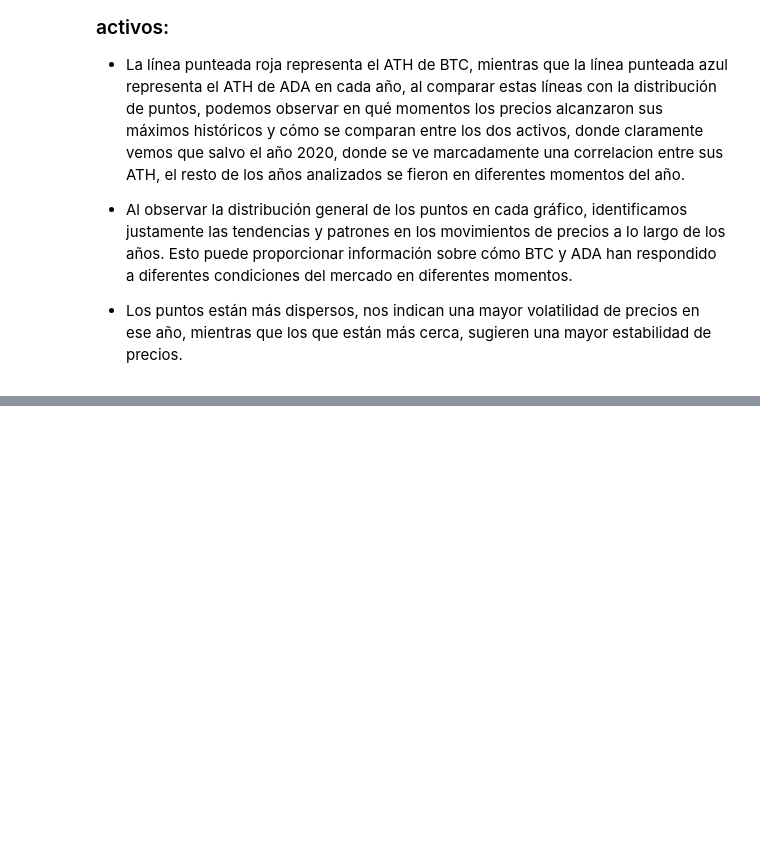
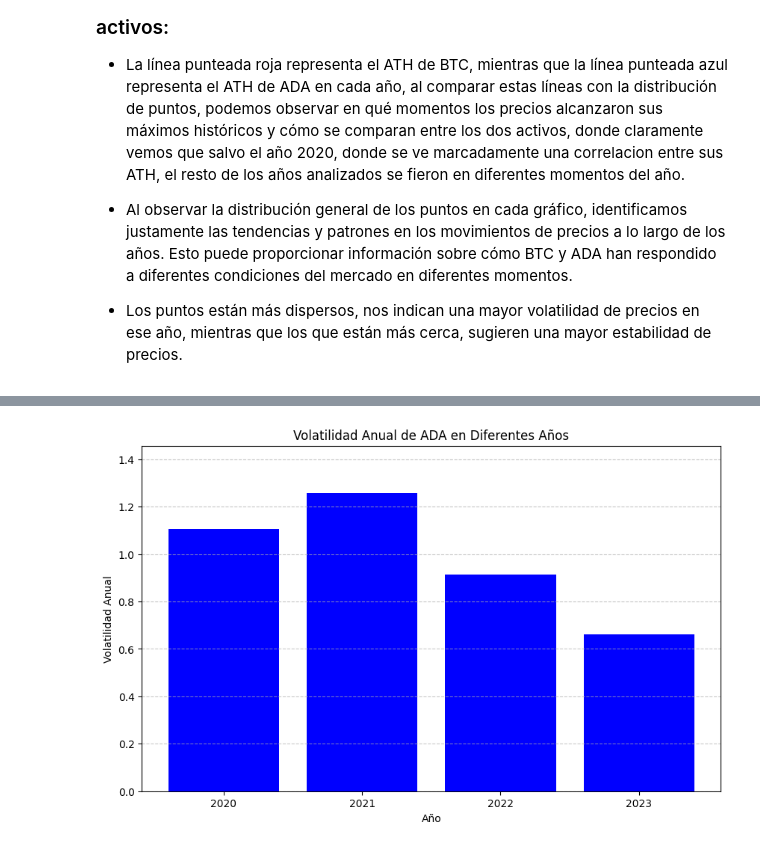
Before and after one commit to Bzetatuc/PI_2_Henry, a Jupyter notebook: EDA/eda.ipynb, the cells around one changed output, grey strips where cells are left out. Drawn from its saved outputs; the diff is of its cells as text; code cells hidden in the pictures; blank space fills up the shorter version.

```diff
--- a/EDA/eda.ipynb
+++ b/EDA/eda.ipynb
@@ -1061,0 +1218,20 @@ plt.show()
+# %%
+
+# Datos de volatilidad anual
+years = [2020, 2021, 2022, 2023]
+volatilidades = [1.106786, 1.256442, 0.912068, 0.661147]
+
+# Crear el gráfico
+plt.figure(figsize=(10, 6))
+plt.bar(years, volatilidades, color='blue')
+plt.xlabel('Año')
+plt.ylabel('Volatilidad Anual')
+plt.title('Volatilidad Anual de ADA en Diferentes Años')
+plt.xticks(years)
+plt.ylim(0, max(volatilidades) + 0.2)  # Ajustar límites del eje y
+plt.grid(axis='y', linestyle='--', alpha=0.7)
+
+# Mostrar el gráfico
+plt.show()
+# %% [output]
+[figure, added]
```
Also changed, not shown: parts of 29 cells of this notebook, 6 other files.
